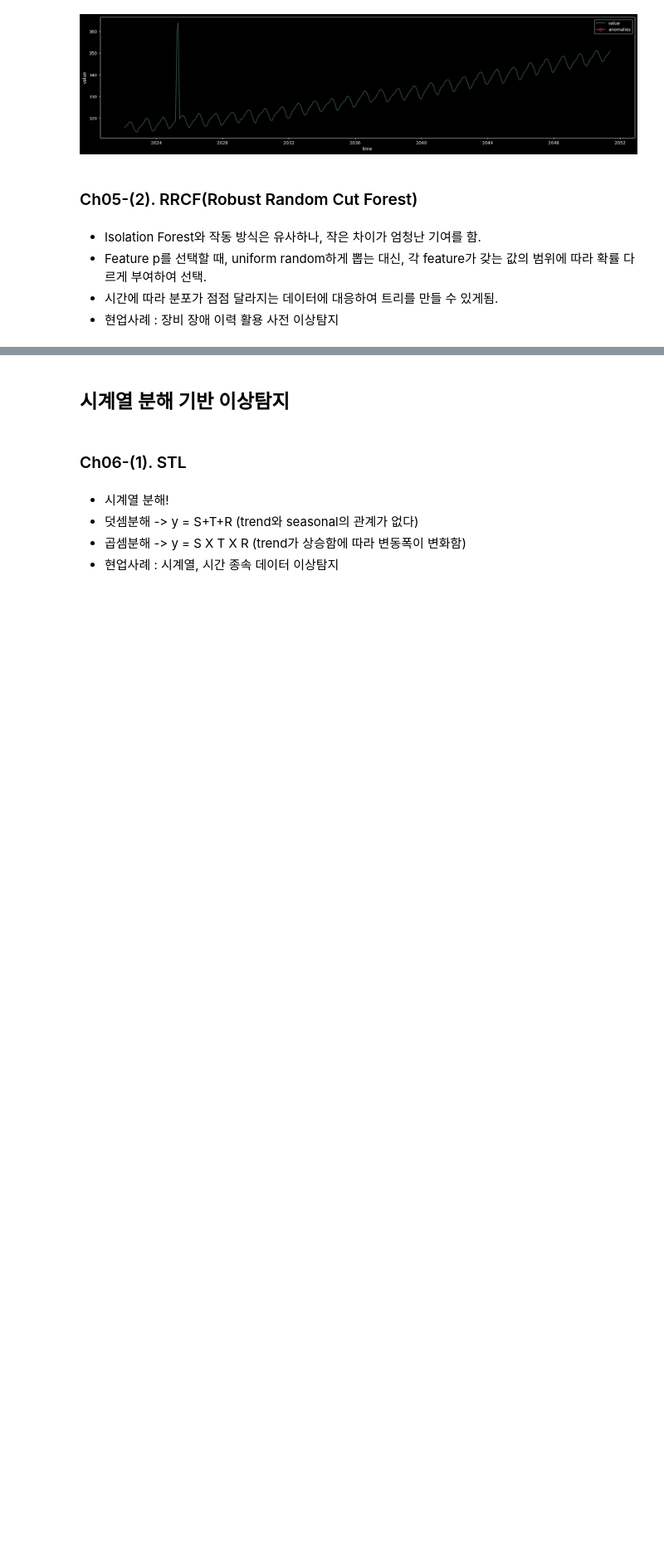
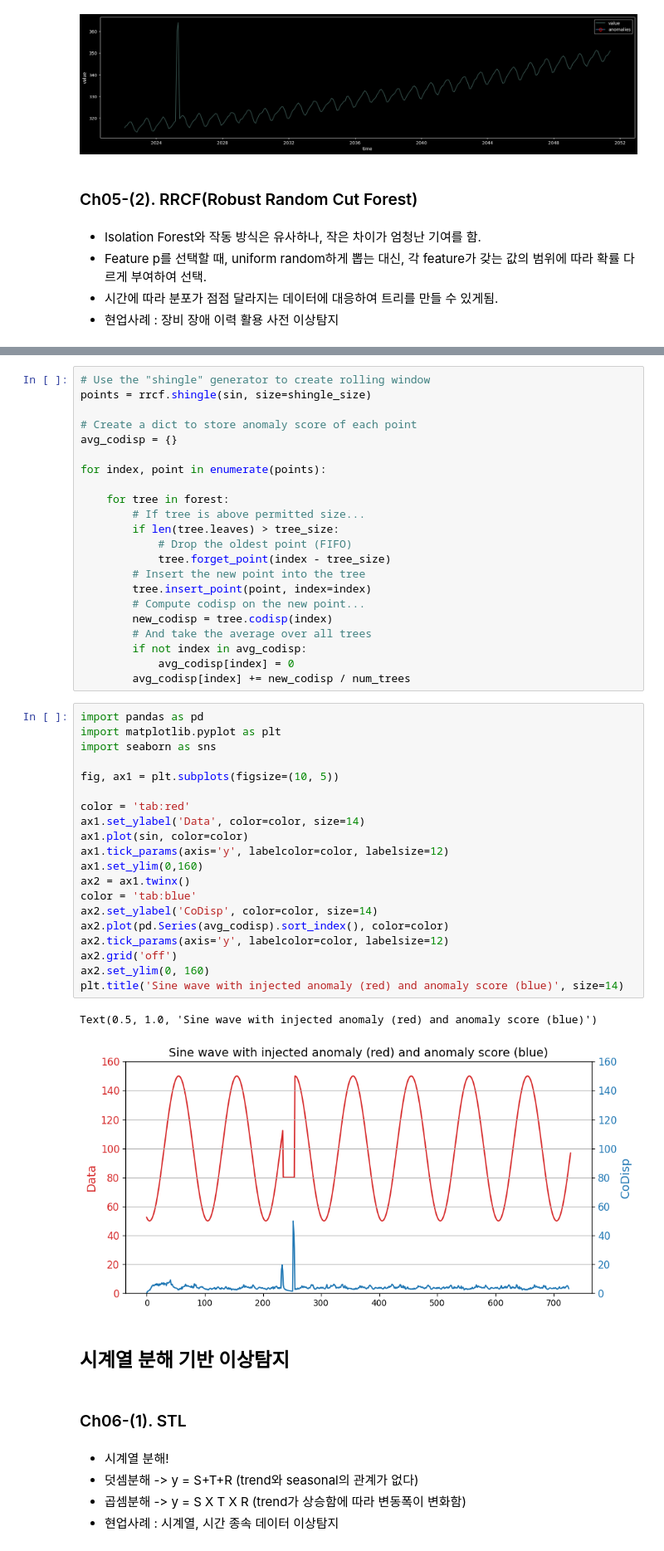
Before and after one commit to gw011211/AD_study, a Jupyter notebook: Chap2.여러 방법론 정리.ipynb, the cells around one changed output, grey strips where cells are left out. Shown at 83% size. Saved outputs shown, nothing was run; the diff lists cells and outputs as text; blank space fills up the shorter version.

```diff
--- a/Chap2.여러 방법론 정리.ipynb
+++ b/Chap2.여러 방법론 정리.ipynb
@@ -1031,3 +1142,48 @@ size=(n // tree_size, tree_size)
+# %%
+# Use the "shingle" generator to create rolling window
+points = rrcf.shingle(sin, size=shingle_size)
+
+# Create a dict to store anomaly score of each point
+avg_codisp = {}
+
+for index, point in enumerate(points):
+
+    for tree in forest:
+        # If tree is above permitted size...
+        if len(tree.leaves) > tree_size:
+            # Drop the oldest point (FIFO)
+            tree.forget_point(index - tree_size)
+        # Insert the new point into the tree
+        tree.insert_point(point, index=index)
+        # Compute codisp on the new point...
+        new_codisp = tree.codisp(index)
+        # And take the average over all trees
+        if not index in avg_codisp:
+            avg_codisp[index] = 0
+        avg_codisp[index] += new_codisp / num_trees
+# %%
+import pandas as pd
+import matplotlib.pyplot as plt
+import seaborn as sns
+
+fig, ax1 = plt.subplots(figsize=(10, 5))
+
+color = 'tab:red'
+ax1.set_ylabel('Data', color=color, size=14)
+ax1.plot(sin, color=color)
+ax1.tick_params(axis='y', labelcolor=color, labelsize=12)
+ax1.set_ylim(0,160)
+ax2 = ax1.twinx()
+color = 'tab:blue'
+ax2.set_ylabel('CoDisp', color=color, size=14)
+ax2.plot(pd.Series(avg_codisp).sort_index(), color=color)
+ax2.tick_params(axis='y', labelcolor=color, labelsize=12)
+ax2.grid('off')
+ax2.set_ylim(0, 160)
+plt.title('Sine wave with injected anomaly (red) and anomaly score (blue)', size=14)
+# %% [output]
+Text(0.5, 1.0, 'Sine wave with injected anomaly (red) and anomaly score (blue)')
+[figure, added]
 # %% [markdown]
 ## 시계열 분해 기반 이상탐지
 # %% [markdown]
```
Also changed, not shown: parts of 15 cells of this notebook.
